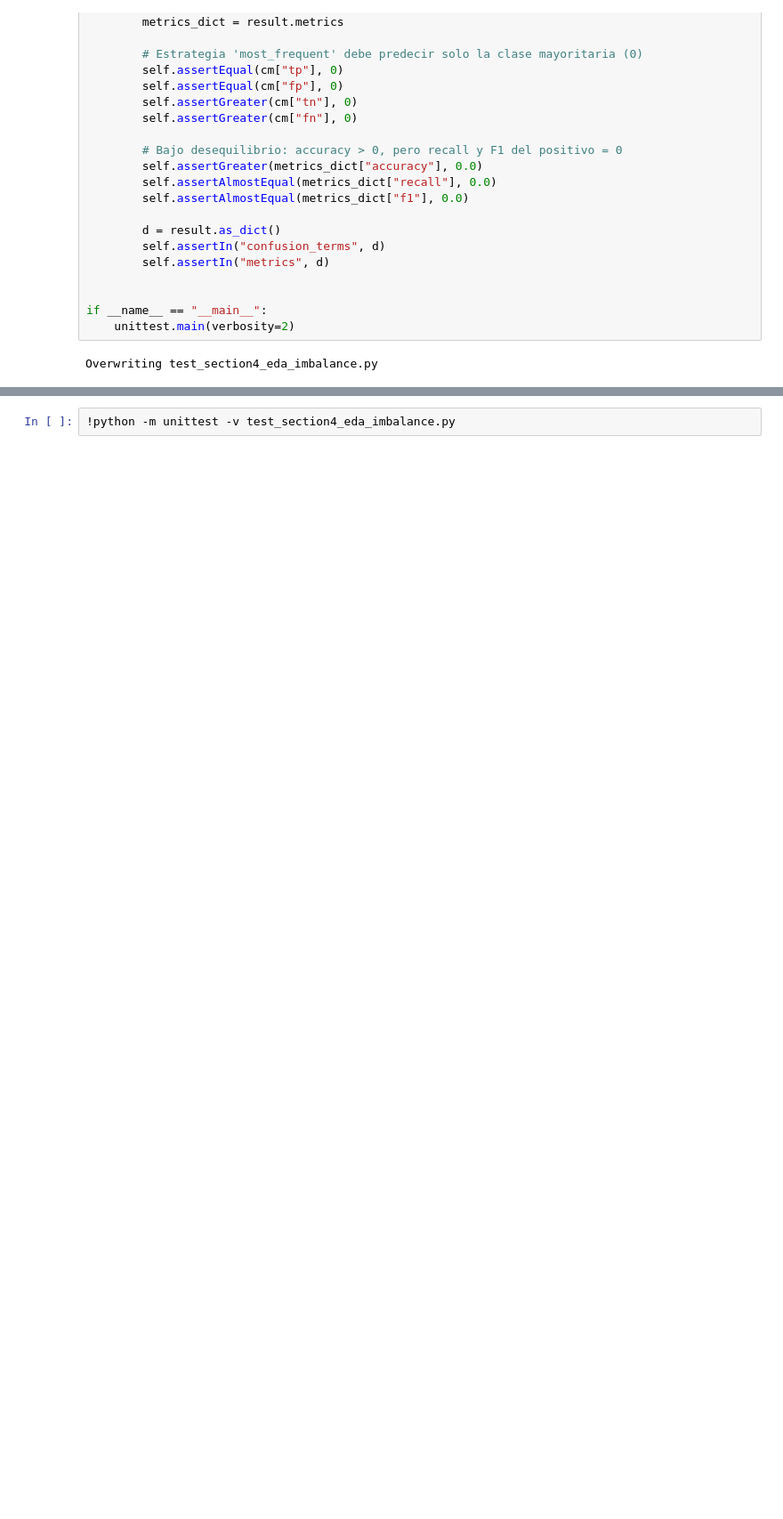
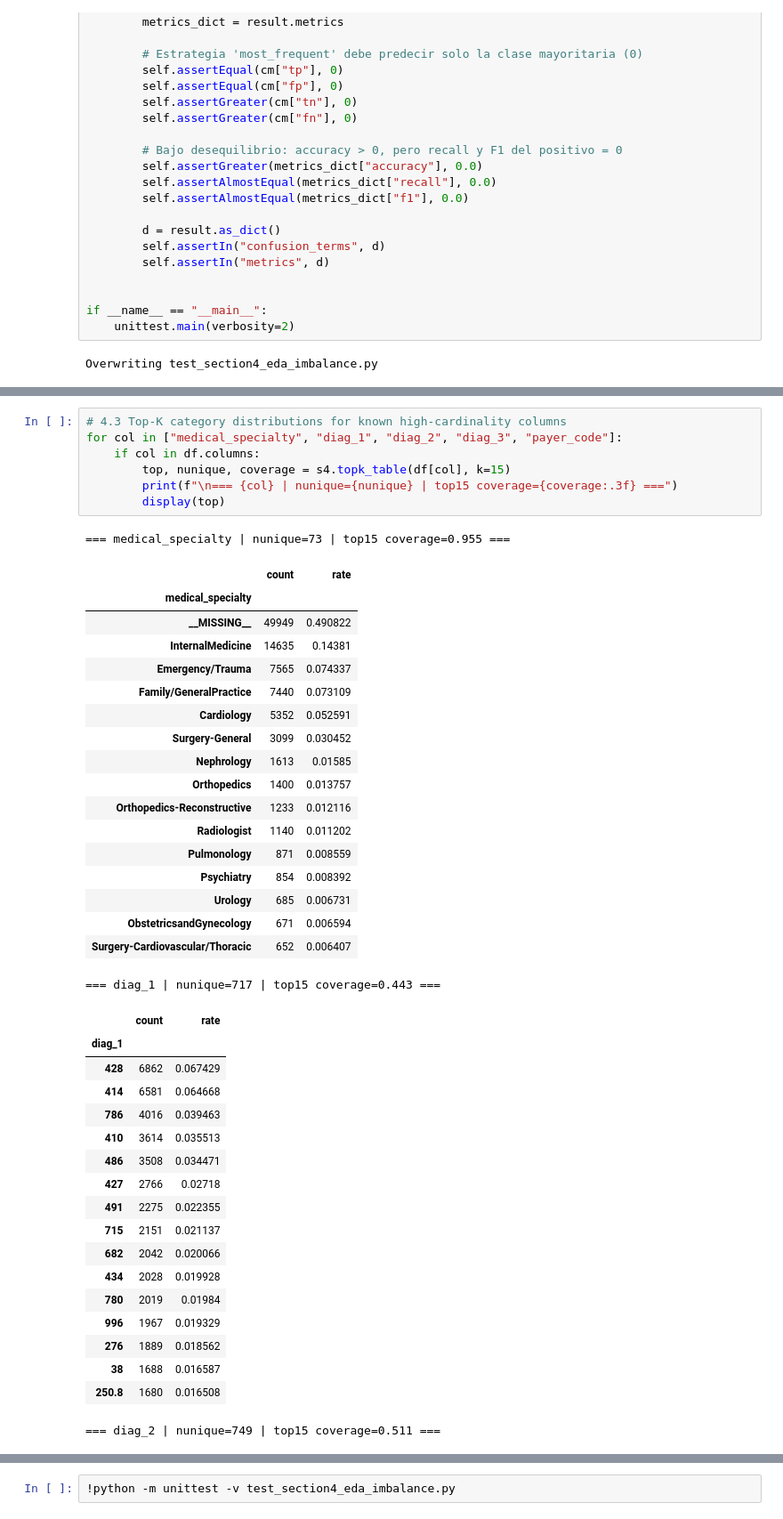
Before and after one commit to cacs2-ua/tau-final-practice, a Jupyter notebook: hospital_readmission.ipynb, the cells around one changed output, grey strips where cells are left out. Shown at 89% size. Cells and saved outputs as stored; diff of their text form; blank space fills up the shorter version.

```diff
--- a/hospital_readmission.ipynb
+++ b/hospital_readmission.ipynb
@@ -1622,0 +1819,45 @@ Overwriting test_section4_eda_imbalance.py
+# %%
+# 4.3 Top-K category distributions for known high-cardinality columns
+for col in ["medical_specialty", "diag_1", "diag_2", "diag_3", "payer_code"]:
+    if col in df.columns:
+        top, nunique, coverage = s4.topk_table(df[col], k=15)
+        print(f"\n=== {col} | nunique={nunique} | top15 coverage={coverage:.3f} ===")
+        display(top)
+# %% [output]
+=== medical_specialty | nunique=73 | top15 coverage=0.955 ===
+|  | count | rate |
+| medical_specialty |  |  |
+| __MISSING__ | 49949 | 0.490822 |
+| InternalMedicine | 14635 | 0.14381 |
+| Emergency/Trauma | 7565 | 0.074337 |
+| Family/GeneralPractice | 7440 | 0.073109 |
+| Cardiology | 5352 | 0.052591 |
+| Surgery-General | 3099 | 0.030452 |
+| Nephrology | 1613 | 0.01585 |
+| Orthopedics | 1400 | 0.013757 |
+| Orthopedics-Reconstructive | 1233 | 0.012116 |
+| Radiologist | 1140 | 0.011202 |
+| Pulmonology | 871 | 0.008559 |
+| Psychiatry | 854 | 0.008392 |
+| Urology | 685 | 0.006731 |
+| ObstetricsandGynecology | 671 | 0.006594 |
+| Surgery-Cardiovascular/Thoracic | 652 | 0.006407 |
+=== diag_1 | nunique=717 | top15 coverage=0.443 ===
+|  | count | rate |
+| diag_1 |  |  |
+| 428 | 6862 | 0.067429 |
+| 414 | 6581 | 0.064668 |
+| 786 | 4016 | 0.039463 |
+| 410 | 3614 | 0.035513 |
+| 486 | 3508 | 0.034471 |
+| 427 | 2766 | 0.02718 |
+| 491 | 2275 | 0.022355 |
+| 715 | 2151 | 0.021137 |
+| 682 | 2042 | 0.020066 |
+| 434 | 2028 | 0.019928 |
+| 780 | 2019 | 0.01984 |
+| 996 | 1967 | 0.019329 |
+| 276 | 1889 | 0.018562 |
+| 38 | 1688 | 0.016587 |
+| 250.8 | 1680 | 0.016508 |
+=== diag_2 | nunique=749 | top15 coverage=0.511 ===
```
Also changed, not shown: parts of 14 cells of this notebook.
